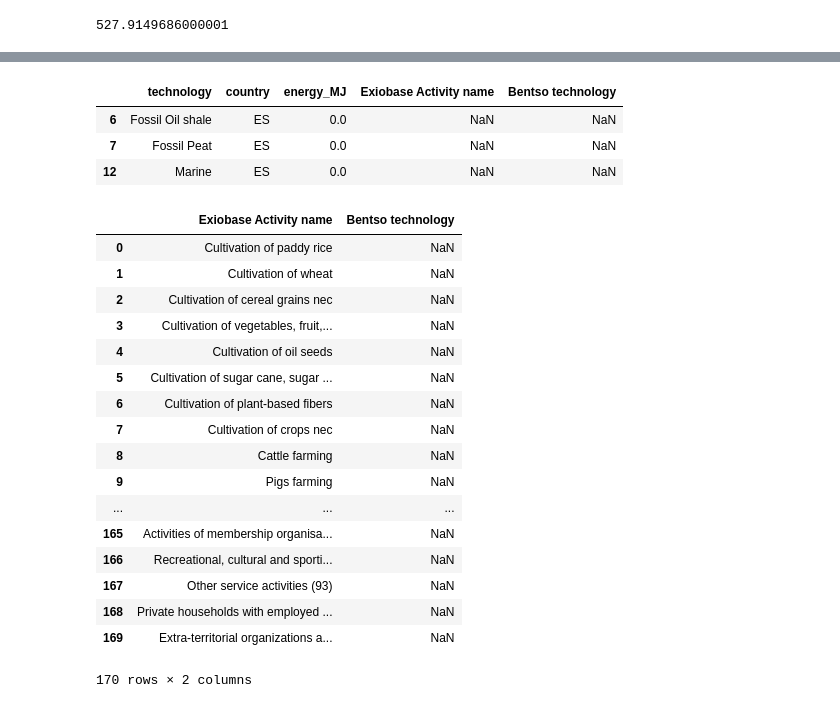
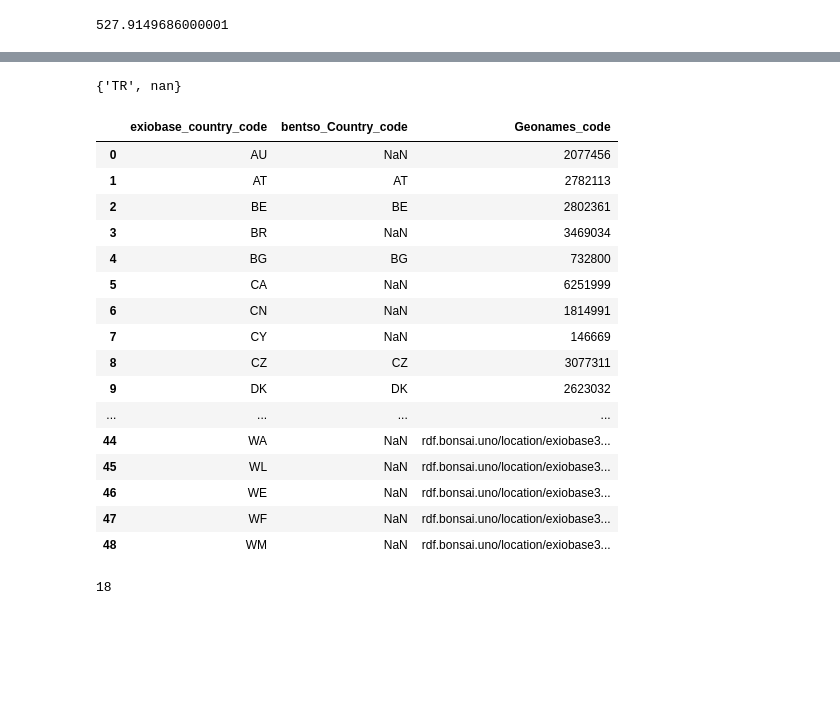
Before and after one commit to BONSAMURAIS/mojo, a Jupyter notebook: notebooks/BONSAI system model development.ipynb, the cells around one changed output, grey strips where cells are left out. Cells and saved outputs as stored; diff of their text form; code cells hidden in the pictures; blank space fills up the shorter version.

```diff
--- a/notebooks/BONSAI system model development.ipynb
+++ b/notebooks/BONSAI system model development.ipynb
@@ -552,0 +789,4 @@ exio_vagg[excl_prod_indices,excl_prod_indices]
+# %%
+set(country_concord['bentso_Country_code'].unique()).difference(set(europe_exio))
+# %% [output]
+{'TR', nan}
@@ -553 +824,21 @@ exio_vagg[excl_prod_indices,excl_prod_indices]
+# %%
+country_concord
+# %% [output]
+|  | exiobase_country_code | bentso_Country_code | Geonames_code |
+| 0 | AU | NaN | 2077456 |
+| 1 | AT | AT | 2782113 |
+| 2 | BE | BE | 2802361 |
+| 3 | BR | NaN | 3469034 |
+| 4 | BG | BG | 732800 |
+| 5 | CA | NaN | 6251999 |
+| 6 | CN | NaN | 1814991 |
+| 7 | CY | NaN | 146669 |
+| 8 | CZ | CZ | 3077311 |
+| 9 | DK | DK | 2623032 |
+| ... | ... | ... | ... |
+| 44 | WA | NaN | rdf.bonsai.uno/location/exiobase3... |
+| 45 | WL | NaN | rdf.bonsai.uno/location/exiobase3... |
+| 46 | WE | NaN | rdf.bonsai.uno/location/exiobase3... |
+| 47 | WF | NaN | rdf.bonsai.uno/location/exiobase3... |
+| 48 | WM | NaN | rdf.bonsai.uno/location/exiobase3... |
 # %%
@@ -557,29 +846,4 @@ bentso_exio_class = pd.read_csv('/home/jakobs/Documents/IndEcol/BONSAI/Correspon
-# %%
-bentso_gen_new = bentso_gen.merge(bentso_exio_class, left_on = 'technology', right_on='Bentso technology', how='left')
-bentso_gen_new[bentso_gen_new['Exiobase Activity name'].isna()]
-# %% [output]
-|  | technology | country | energy_MJ | Exiobase Activity name | Bentso technology |
-| 6 | Fossil Oil shale | ES | 0.0 | NaN | NaN |
-| 7 | Fossil Peat | ES | 0.0 | NaN | NaN |
-| 12 | Marine | ES | 0.0 | NaN | NaN |
-# %%
-bentso_exio_class
-# %% [output]
-|  | Exiobase Activity name | Bentso technology |
-| 0 | Cultivation of paddy rice | NaN |
-| 1 | Cultivation of wheat | NaN |
-| 2 | Cultivation of cereal grains nec | NaN |
-| 3 | Cultivation of vegetables, fruit,... | NaN |
-| 4 | Cultivation of oil seeds | NaN |
-| 5 | Cultivation of sugar cane, sugar ... | NaN |
-| 6 | Cultivation of plant-based fibers | NaN |
-| 7 | Cultivation of crops nec | NaN |
-| 8 | Cattle farming | NaN |
-| 9 | Pigs farming | NaN |
-| ... | ... | ... |
-| 165 | Activities of membership organisa... | NaN |
-| 166 | Recreational, cultural and sporti... | NaN |
-| 167 | Other service activities (93) | NaN |
-| 168 | Private households with employed ... | NaN |
-| 169 | Extra-territorial organizations a... | NaN |
-170 rows × 2 columns
+# %%
+len(prod_cor['Bentso technology'].dropna())
+# %% [output]
+18
```
Also changed, not shown: parts of 34 cells of this notebook.
